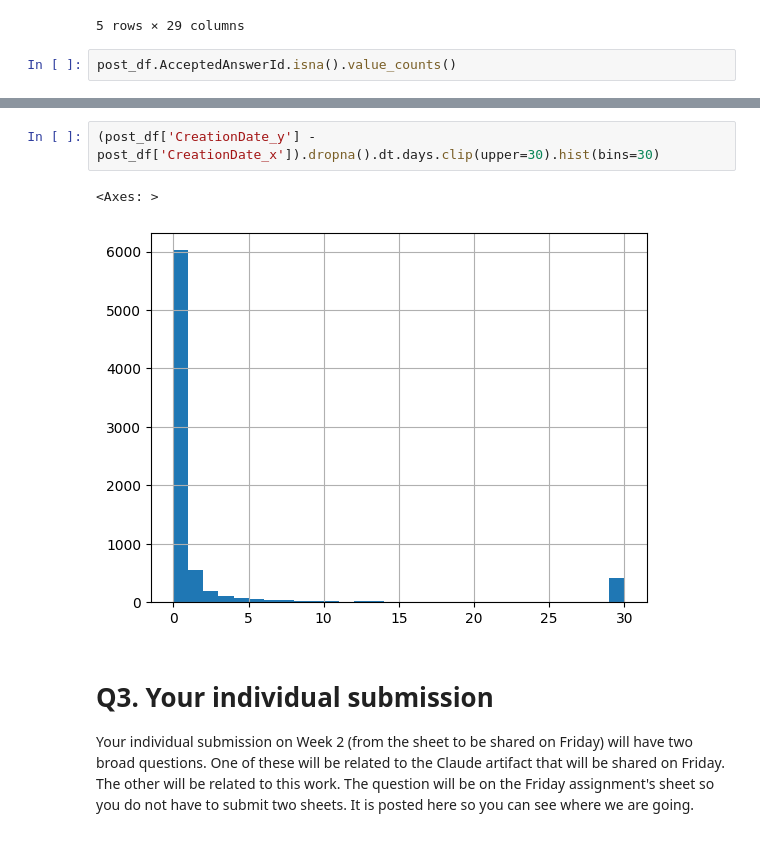
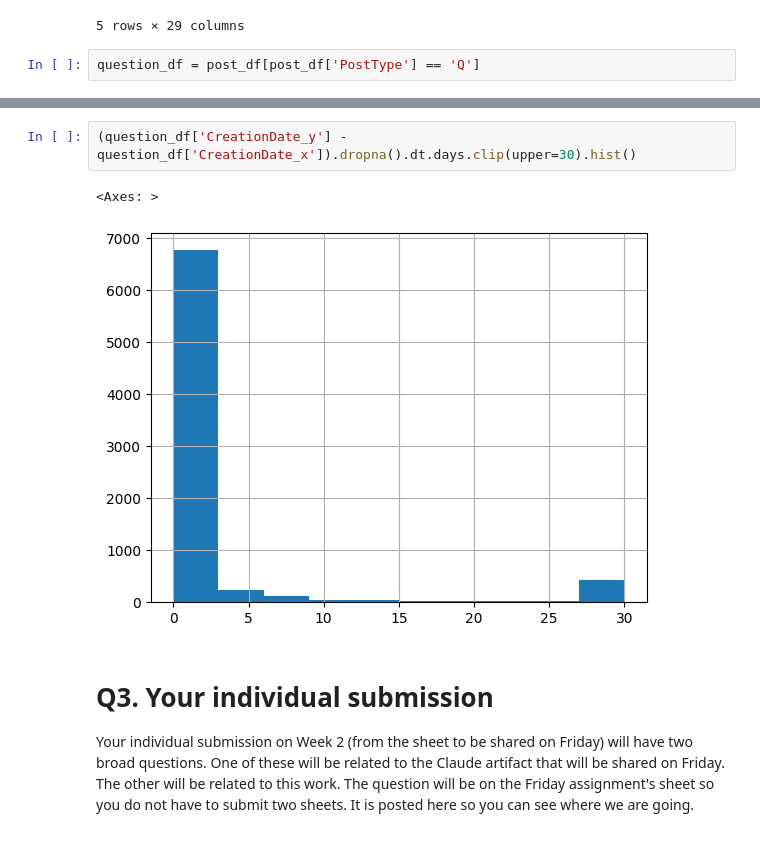
Before and after one commit to isaacbacker/GroupPres_SDS, a Jupyter notebook: Notebooks/fsds25_ex_wk01d02.ipynb, the cells around one changed output, grey strips where cells are left out. Saved outputs shown, nothing was run; the diff lists cells and outputs as text.

```diff
--- a/Notebooks/fsds25_ex_wk01d02.ipynb
+++ b/Notebooks/fsds25_ex_wk01d02.ipynb
@@ -195,4 +195,4 @@ post_df.head()
 | 4 | 5 | 2 | None | 2011-06-08 18:38:53.847 | 10 | NaN | <p>This question depends on conte... | 31 | ... |
 5 rows × 29 columns
 # %%
-post_df.AcceptedAnswerId.isna().value_counts()
+question_df = post_df[post_df['PostType'] == 'Q']
@@ -204,8 +206,8 @@ Name: count, dtype: int64
 # %%
-(post_df['CreationDate_y'] - post_df['CreationDate_x']).dropna().dt.days.clip(upper=30).hist(bins=30)
+(question_df['CreationDate_y'] - question_df['CreationDate_x']).dropna().dt.days.clip(upper=30).hist()
 # %% [output]
 <Axes: >
-[figure, old version]
+[figure, new version]
 # %% [markdown]
 # Q3. Your individual submission
 
```
Also changed, not shown: parts of 2 cells of this notebook.
